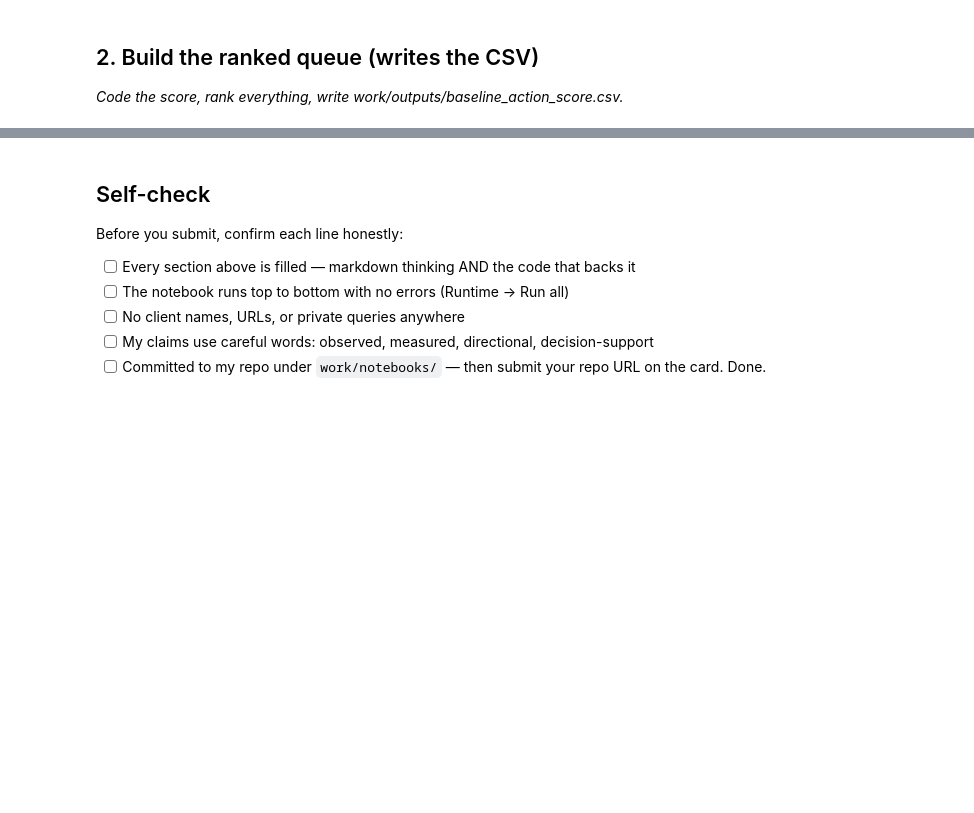
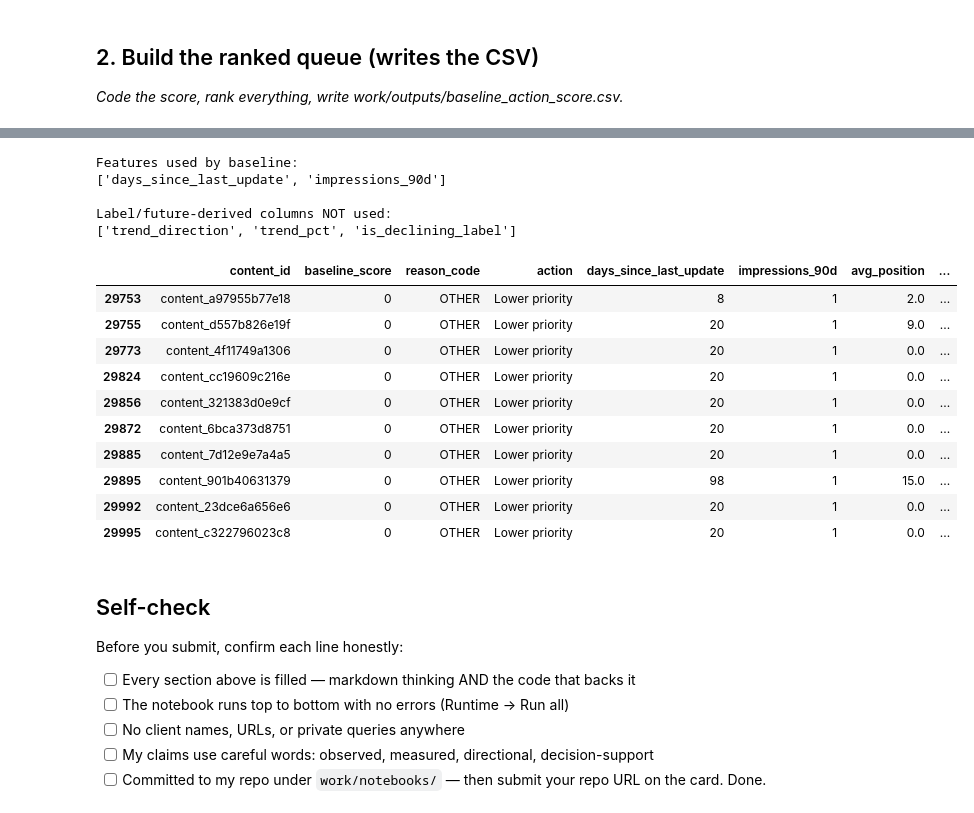
Before and after one commit to ayaahmed571/Flyrank-ml-internship, a Jupyter notebook: work/notebooks/w04_baseline_score.ipynb, the cells around one changed output, grey strips where cells are left out. Saved outputs shown, nothing was run; the diff lists cells and outputs as text; code cells hidden in the pictures; blank space fills up the shorter version.

```diff
--- a/work/notebooks/w04_baseline_score.ipynb
+++ b/work/notebooks/w04_baseline_score.ipynb
@@ -37,3 +191,45 @@ This skeleton is yours to fill. Work the sections **in order** — each one has
+# %%
+rule_features = [
+    "days_since_last_update",
+    "impressions_90d"
+]
+
+print("Features used by baseline:")
+print(rule_features)
+
+print("\nLabel/future-derived columns NOT used:")
+print(["trend_direction", "trend_pct", "is_declining_label"])
+# %% [output]
+Features used by baseline:
+['days_since_last_update', 'impressions_90d']
+
+Label/future-derived columns NOT used:
+['trend_direction', 'trend_pct', 'is_declining_label']
+# %%
+weak_picks = queue.tail(10)[[
+    "content_id",
+    "baseline_score",
+    "reason_code",
+    "action",
+    "days_since_last_update",
+    "impressions_90d",
+    "avg_position",
+    "ctr"
+]]
+
+weak_picks
+# %% [output]
+|  | content_id | baseline_score | reason_code | action | days_since_last_update | impressions_90d | avg_position | ... |
+| 29753 | content_a97955b77e18 | 0 | OTHER | Lower priority | 8 | 1 | 2.0 | ... |
+| 29755 | content_d557b826e19f | 0 | OTHER | Lower priority | 20 | 1 | 9.0 | ... |
+| 29773 | content_4f11749a1306 | 0 | OTHER | Lower priority | 20 | 1 | 0.0 | ... |
+| 29824 | content_cc19609c216e | 0 | OTHER | Lower priority | 20 | 1 | 0.0 | ... |
+| 29856 | content_321383d0e9cf | 0 | OTHER | Lower priority | 20 | 1 | 0.0 | ... |
+| 29872 | content_6bca373d8751 | 0 | OTHER | Lower priority | 20 | 1 | 0.0 | ... |
+| 29885 | content_7d12e9e7a4a5 | 0 | OTHER | Lower priority | 20 | 1 | 0.0 | ... |
+| 29895 | content_901b40631379 | 0 | OTHER | Lower priority | 98 | 1 | 15.0 | ... |
+| 29992 | content_23dce6a656e6 | 0 | OTHER | Lower priority | 20 | 1 | 0.0 | ... |
+| 29995 | content_c322796023c8 | 0 | OTHER | Lower priority | 20 | 1 | 0.0 | ... |
 # %% [markdown]
 ## Self-check
 
```
Also changed, not shown: parts of 14 cells of this notebook.
